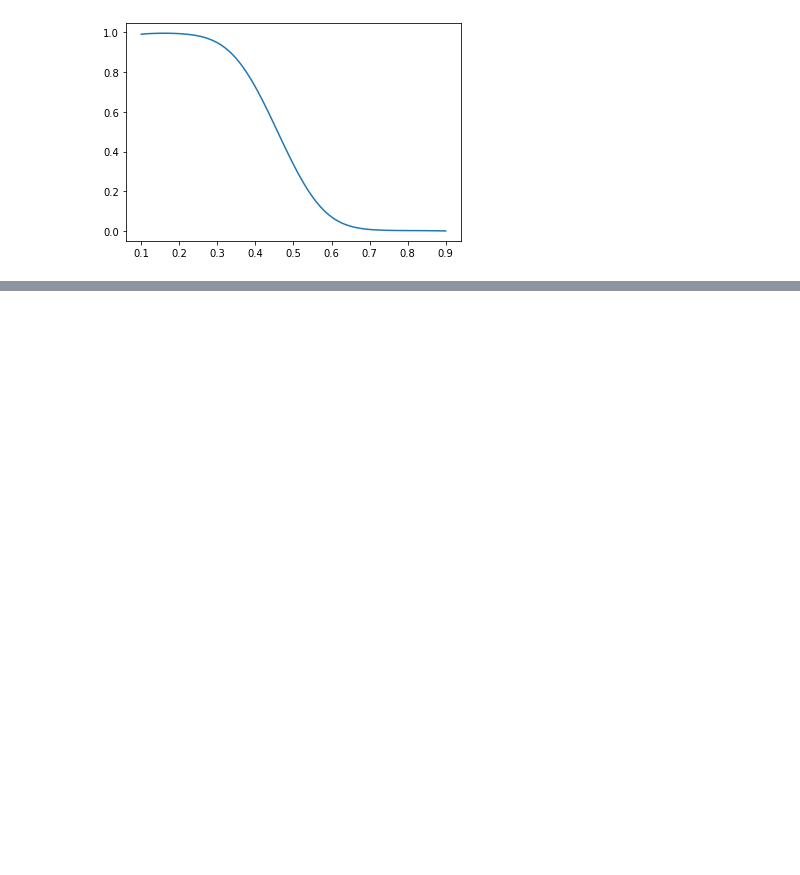
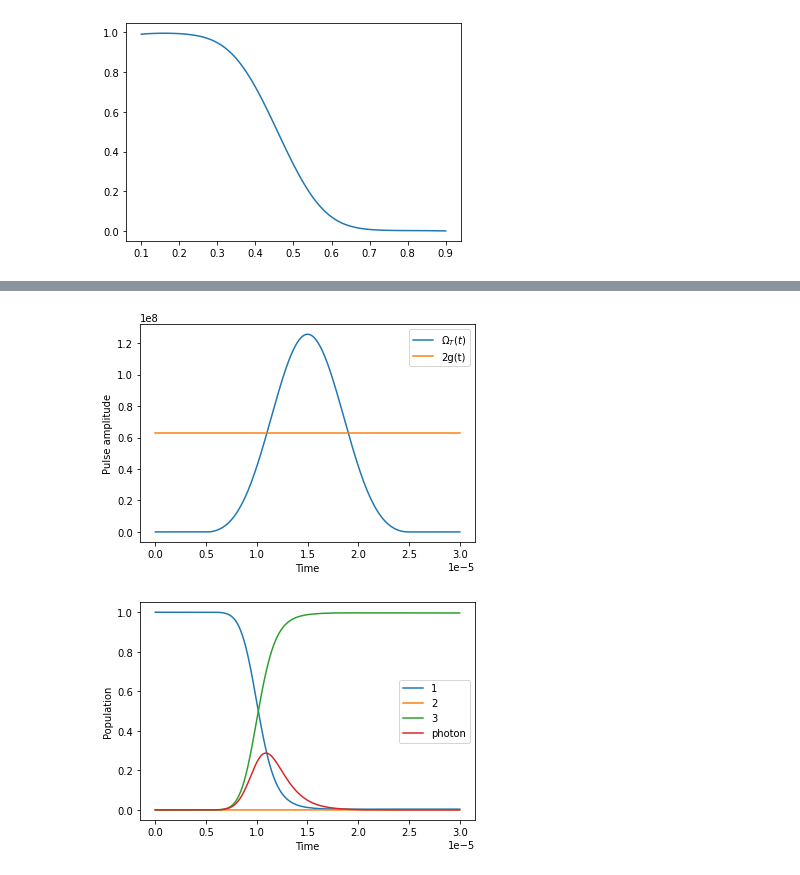
Before and after one commit to mahadevans2432/Quantum-Optics, a Jupyter notebook: STIRAP.ipynb, the cells around one changed output, grey strips where cells are left out. Drawn from its saved outputs; the diff is of its cells as text; code cells hidden in the pictures; blank space fills up the shorter version.

```diff
--- a/STIRAP.ipynb
+++ b/STIRAP.ipynb
@@ -391,3 +377,9 @@ fig.update_layout(title='Variation of efficiencies',#autosize=False,
 fig.show()
 # %% [output]
 [interactive output not drawn]
+# %%
+cavity1 = cavity_STIRAP(Omega_T = 2*np.pi*20*(10**6),g = 2*np.pi*5*(10**6),E1=0,E2=hfs,E3=F_3,T=3*(10**(-5)),t0=0.17,t1=0.83,Δ1=0,gamma=0,Δ2=0,kappa=np.pi*0.25*(10**6),nsteps=500)
+cavity1.plot_for_guess()
+# %% [output]
+[figure, added]
+[figure, added]
```
Also changed, not shown: parts of 6 cells of this notebook, 1 other file.
